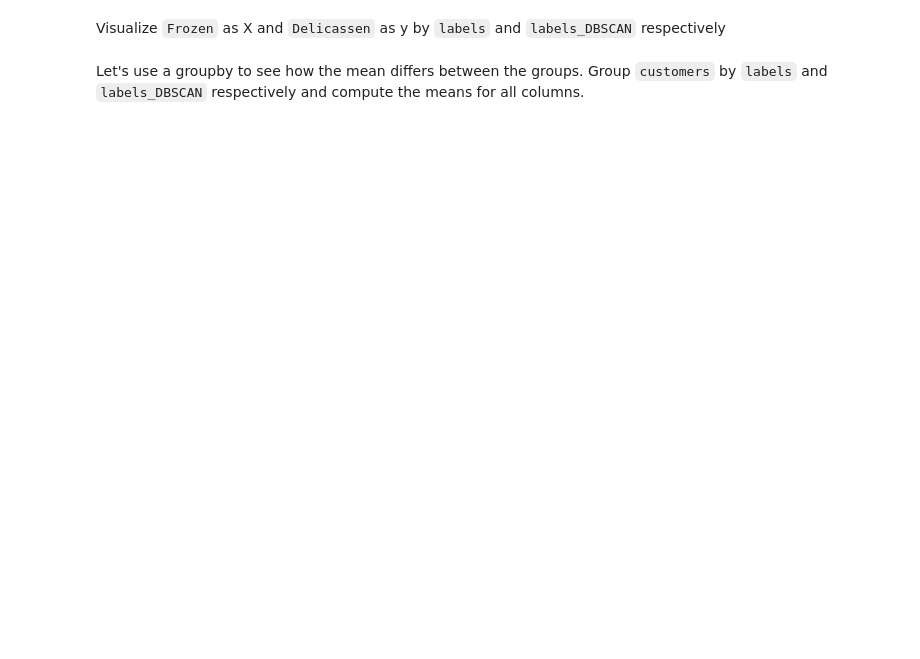
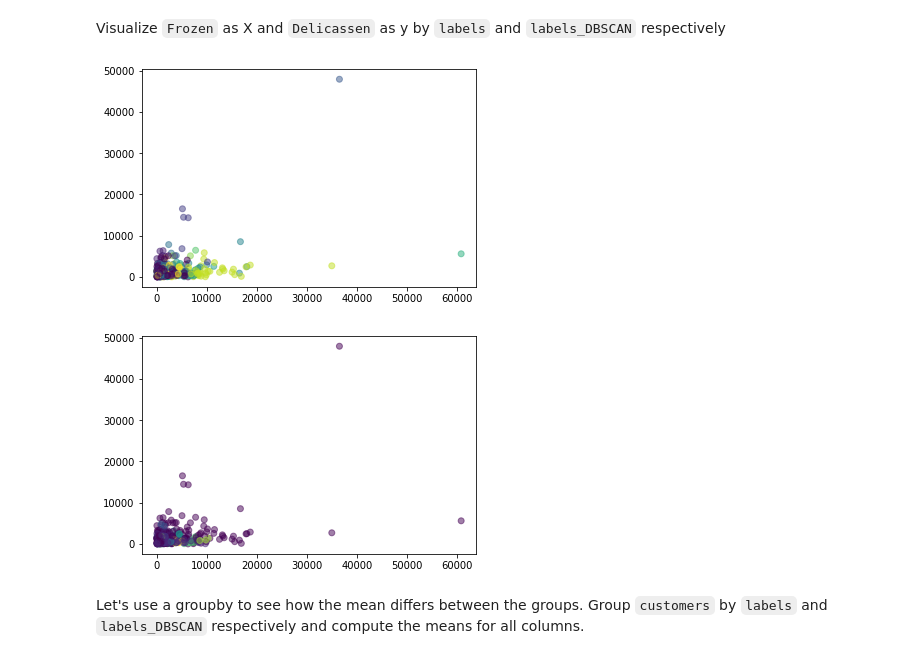
Before and after one commit to marinapm90/data-labs, a Jupyter notebook: module-3/lab-unsupervised-learning/your-code/main.ipynb, the cells around one changed output. Cells and saved outputs as stored; diff of their text form; code cells hidden in the pictures; blank space fills up the shorter version.

```diff
--- a/module-3/lab-unsupervised-learning/your-code/main.ipynb
+++ b/module-3/lab-unsupervised-learning/your-code/main.ipynb
@@ -173,3 +279,14 @@ Visualize `Frozen` as X and `Delicassen` as y by `labels` and `labels_DBSCAN` re
+# %%
+# Your code here:
+
+plt.scatter(customers['Frozen'], customers['Delicassen'], c=customers.labels, alpha=0.5)
+plt.show()
+
+plt.scatter(customers['Frozen'], customers['Delicassen'], c=customers.labels_DBSCAN, alpha=0.5)
+plt.show()
+# %% [output]
+[figure, added]
+[figure, added]
 # %% [markdown]
 Let's use a groupby to see how the mean differs between the groups. Group `customers` by `labels` and `labels_DBSCAN` respectively and compute the means for all columns.
 # %%
```
Also changed, not shown: parts of 20 cells of this notebook.
